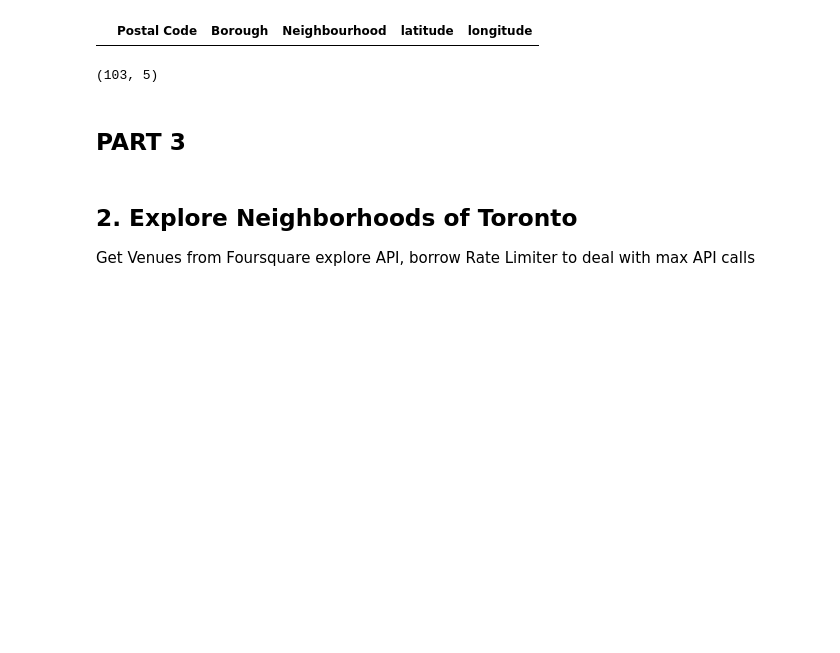
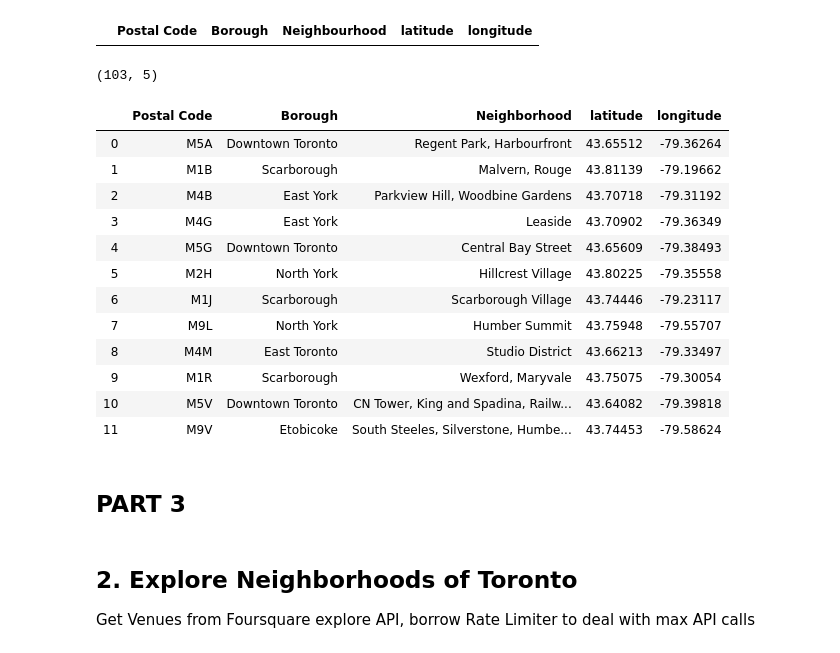
Before and after one commit to anangsas/Coursera_Capstone, a Jupyter notebook: Segmenting_and_Clustering_Toronto_Neighborhood.ipynb, the cells around one changed output. Cells and saved outputs as stored; diff of their text form; code cells hidden in the pictures; blank space fills up the shorter version.

Commit message:
Add Test dataframe as requested

```diff
--- a/Segmenting_and_Clustering_Toronto_Neighborhood.ipynb
+++ b/Segmenting_and_Clustering_Toronto_Neighborhood.ipynb
@@ -135,6 +135,24 @@ df[df['latitude'].isnull()]
 df.shape
 # %% [output]
 (103, 5)
+# %%
+test_zipcode = ['M5G','M2H','M4B','M1J','M4G','M4M','M1R','M9V','M9L','M5V','M1B','M5A']
+
+df[df['Postal Code'].isin(test_zipcode)].reset_index(drop=True)
+# %% [output]
+|  | Postal Code | Borough | Neighborhood | latitude | longitude |
+| 0 | M5A | Downtown Toronto | Regent Park, Harbourfront | 43.65512 | -79.36264 |
+| 1 | M1B | Scarborough | Malvern, Rouge | 43.81139 | -79.19662 |
+| 2 | M4B | East York | Parkview Hill, Woodbine Gardens | 43.70718 | -79.31192 |
+| 3 | M4G | East York | Leaside | 43.70902 | -79.36349 |
+| 4 | M5G | Downtown Toronto | Central Bay Street | 43.65609 | -79.38493 |
+| 5 | M2H | North York | Hillcrest Village | 43.80225 | -79.35558 |
+| 6 | M1J | Scarborough | Scarborough Village | 43.74446 | -79.23117 |
+| 7 | M9L | North York | Humber Summit | 43.75948 | -79.55707 |
+| 8 | M4M | East Toronto | Studio District | 43.66213 | -79.33497 |
+| 9 | M1R | Scarborough | Wexford, Maryvale | 43.75075 | -79.30054 |
+| 10 | M5V | Downtown Toronto | CN Tower, King and Spadina, Railw... | 43.64082 | -79.39818 |
+| 11 | M9V | Etobicoke | South Steeles, Silverstone, Humbe... | 43.74453 | -79.58624 |
 # %% [markdown]
 <a id="part3"><a>
 ## PART 3
```
